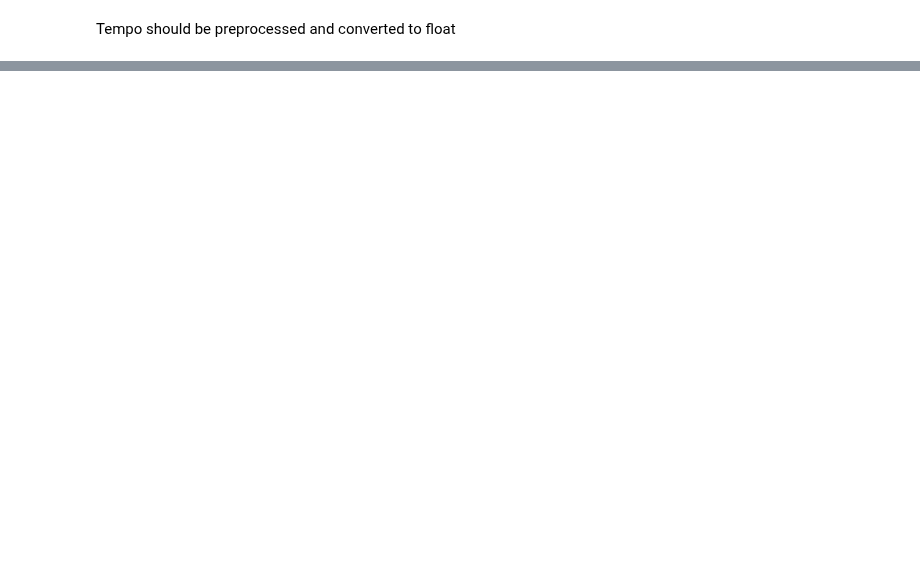
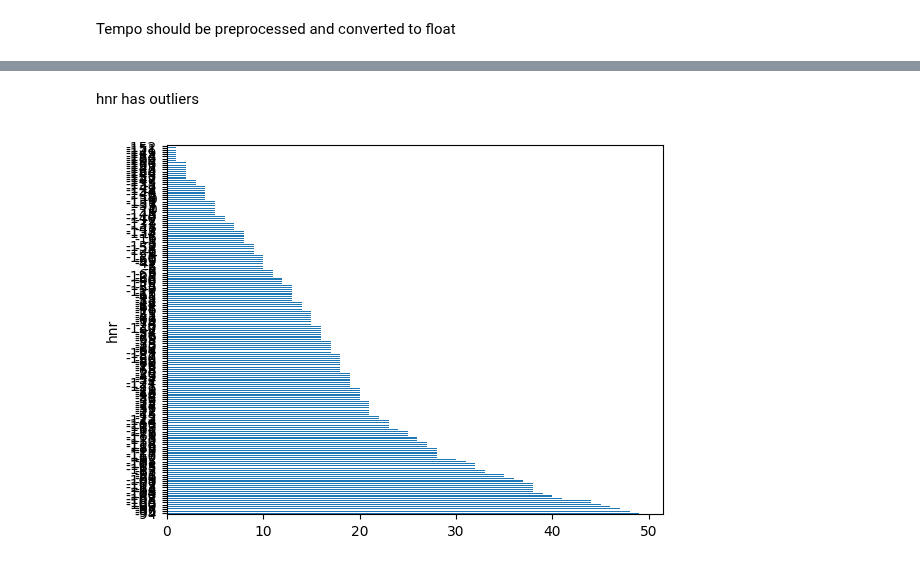
Before and after one commit to Nuzz23/01TWZSM_DataScienceLab, a Jupyter notebook: Assignment/Nunzio/dataExploration.ipynb, the cells around one changed output, grey strips where cells are left out. Cells and saved outputs as stored; diff of their text form; code cells hidden in the pictures; blank space fills up the shorter version.

```diff
--- a/Assignment/Nunzio/dataExploration.ipynb
+++ b/Assignment/Nunzio/dataExploration.ipynb
@@ -126,0 +84,6 @@ df['tempo'], df['tempo'].map(lambda x:x[1:-1]).astype(np.float32)
+# %% [markdown]
+hnr has outliers
+# %%
+df['hnr'].map(round).value_counts().plot.barh();
+# %% [output]
+[figure, added]
```
Also changed, not shown: parts of 12 cells of this notebook.
